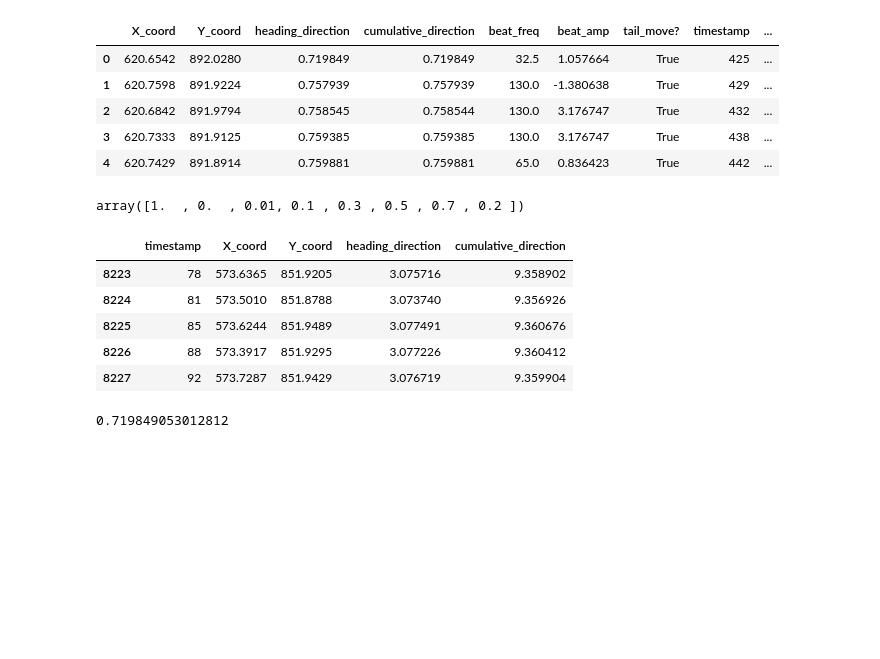
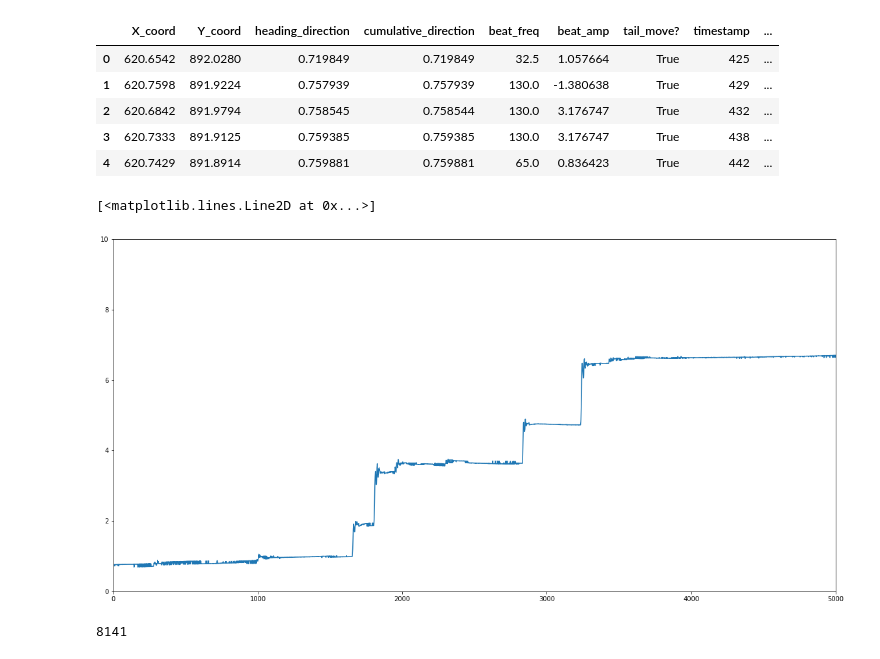
Before and after one commit to katarzyna-kupczyk/Effects-of-Methionine-on-the-OMR-in-Zebrafish-Larvae, a Jupyter notebook: notebooks/first_data_exploration.ipynb, the cells around one changed output. Saved outputs shown, nothing was run; the diff lists cells and outputs as text; code cells hidden in the pictures; blank space fills up the shorter version.

```diff
--- a/notebooks/first_data_exploration.ipynb
+++ b/notebooks/first_data_exploration.ipynb
@@ -27,9 +27,13 @@ data.head()
 | 3 | 620.7333 | 891.9125 | 0.759385 | 0.759385 | 130.0 | 3.176747 | True | 438 | ... |
 | 4 | 620.7429 | 891.8914 | 0.759881 | 0.759881 | 65.0 | 0.836423 | True | 442 | ... |
 # %%
-data['contrast_level'].unique()
+fig, ax = plt.subplots(1,1, figsize=(20,10))
+plt.xlim(0,5000)
+plt.ylim(0,10)
+plt.plot(data['cumulative_direction'])
 # %% [output]
-array([1.  , 0.  , 0.01, 0.1 , 0.3 , 0.5 , 0.7 , 0.2 ])
+[<matplotlib.lines.Line2D at 0x...>]
+[figure, added]
 # %%
 def divide_data_by_flow_direction(data):
     '''Dividing raw data from one fish into 2 dataframes with either left or right OMR flow'''
@@ -73,13 +60,4 @@ for row in range(len(new)-1):
-# %%
-new.tail()
-# %% [output]
-|  | timestamp | X_coord | Y_coord | heading_direction | cumulative_direction |
-| 8223 | 78 | 573.6365 | 851.9205 | 3.075716 | 9.358902 |
-| 8224 | 81 | 573.5010 | 851.8788 | 3.073740 | 9.356926 |
-| 8225 | 85 | 573.6244 | 851.9489 | 3.077491 | 9.360676 |
-| 8226 | 88 | 573.3917 | 851.9295 | 3.077226 | 9.360412 |
-| 8227 | 92 | 573.7287 | 851.9429 | 3.076719 | 9.359904 |
-# %%
-new.iloc[0,3]
-# %% [output]
-0.719849053012812
+# %%
+len(C01)
+# %% [output]
+8141
```
Also changed, not shown: parts of 11 cells of this notebook, 11 other files.
